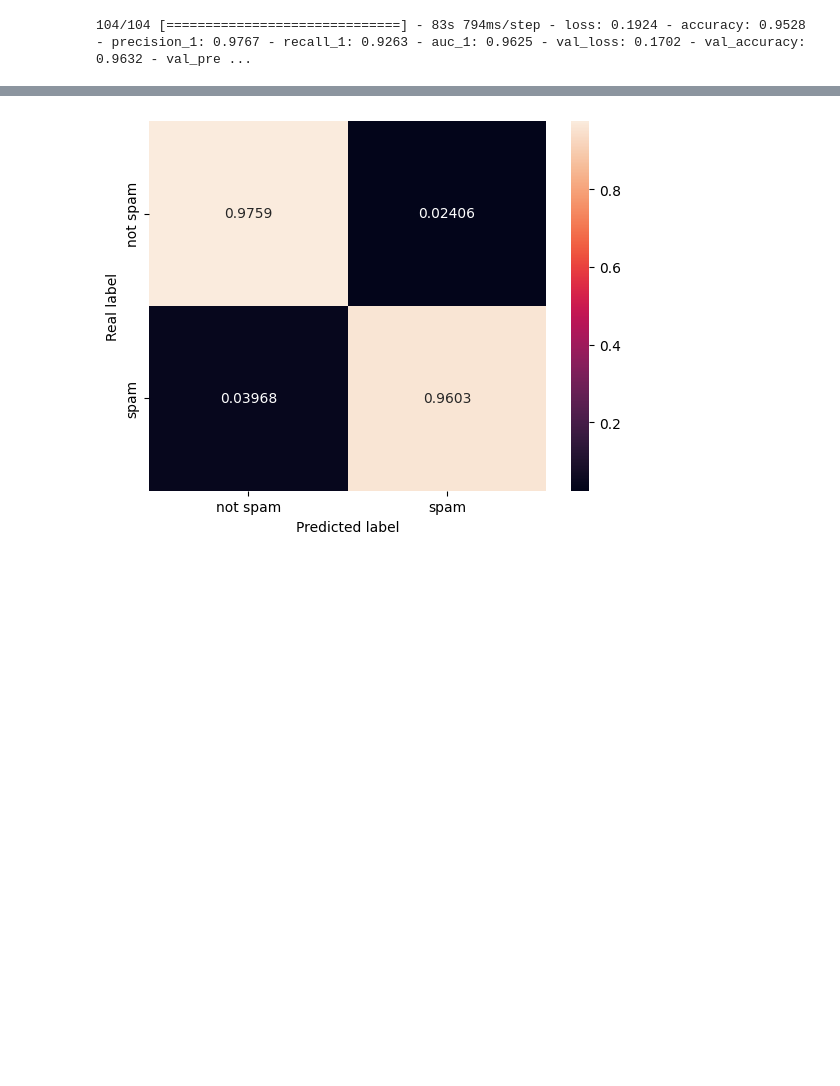
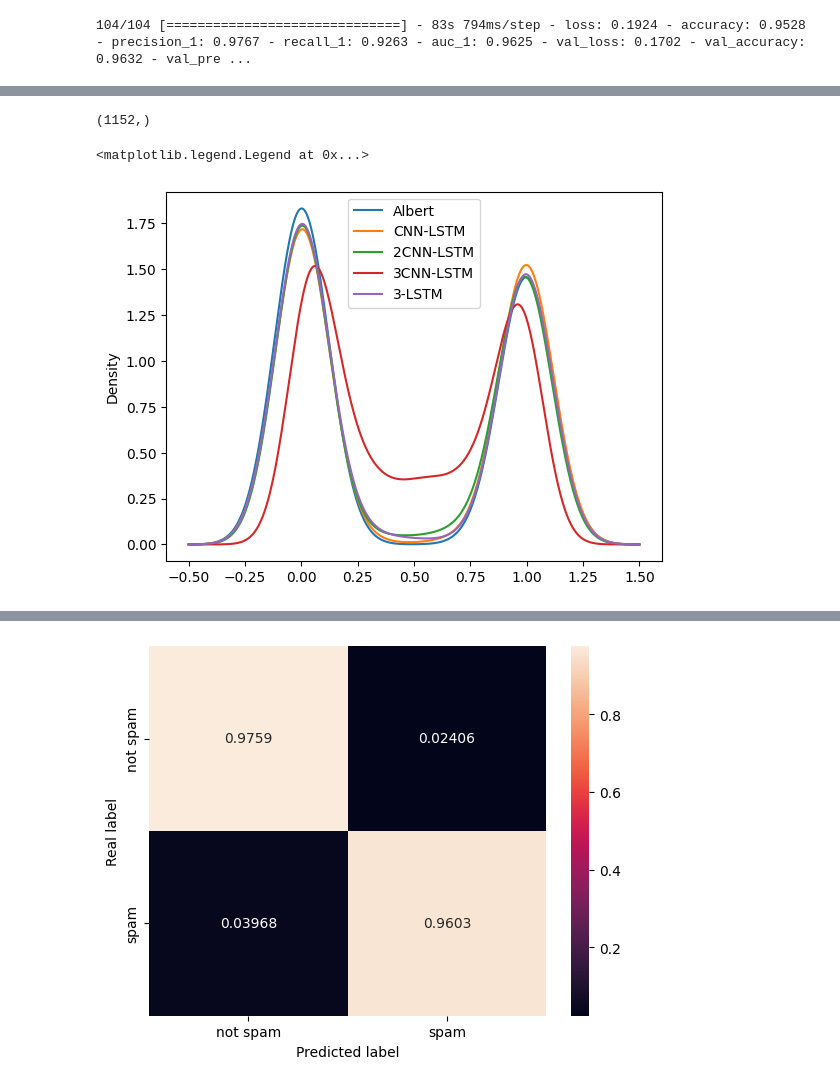
Before and after one commit to RedBatProject/Works, a Jupyter notebook: work_39 tweets fake real.ipynb, the cells around one changed output, grey strips where cells are left out. Cells and saved outputs as stored; diff of their text form; code cells hidden in the pictures; blank space fills up the shorter version.

```diff
--- a/work_39 tweets fake real.ipynb
+++ b/work_39 tweets fake real.ipynb
@@ -1129,0 +1083,27 @@ print('Accuracy:', accuracy.result().numpy())
+# %%
+data= pd.read_csv(f'/content/drive/MyDrive/work 39 fake true news/{name}.csv')
+yp1 = data['predicted'].to_numpy()
+yt1 = data['real'].to_numpy()
+# %%
+yp1[np.random.randint(0,100,10)] = 0.998
+# %%
+yp1,yt1 = 1-yp1,1-yt1
+# %%
+yp2,yt2 = 1-yp2,1-yt2
+yp3,yt3 = 1-yp3,1-yt3
+yp4,yt4 = 1-yp4,1-yt4
+yp5,yt5 = 1-yp5,1-yt5
+# %%
+y1.shape
+# %% [output]
+(1152,)
+# %%
+ax1 = pd.DataFrame(yp1,columns=['Albert']).plot(kind='kde')
+ax2 = pd.DataFrame(yp2,columns=['CNN-LSTM']).sample(1152,random_state=0).plot(kind='kde',ax=ax1)
+ax3 = pd.DataFrame(yp3,columns=['2CNN-LSTM']).sample(1152,random_state=0).plot(kind='kde',ax=ax1)
+ax4 = pd.DataFrame(yp4,columns=['3CNN-LSTM']).sample(1152,random_state=0).plot(kind='kde',ax=ax1)
+ax5 = pd.DataFrame(yp5,columns=['3-LSTM']).sample(1152,random_state=0).plot(kind='kde',ax=ax1)
+plt.legend()
+# %% [output]
+<matplotlib.legend.Legend at 0x...>
+[figure, added]
```
Also changed, not shown: parts of 68 cells of this notebook.
